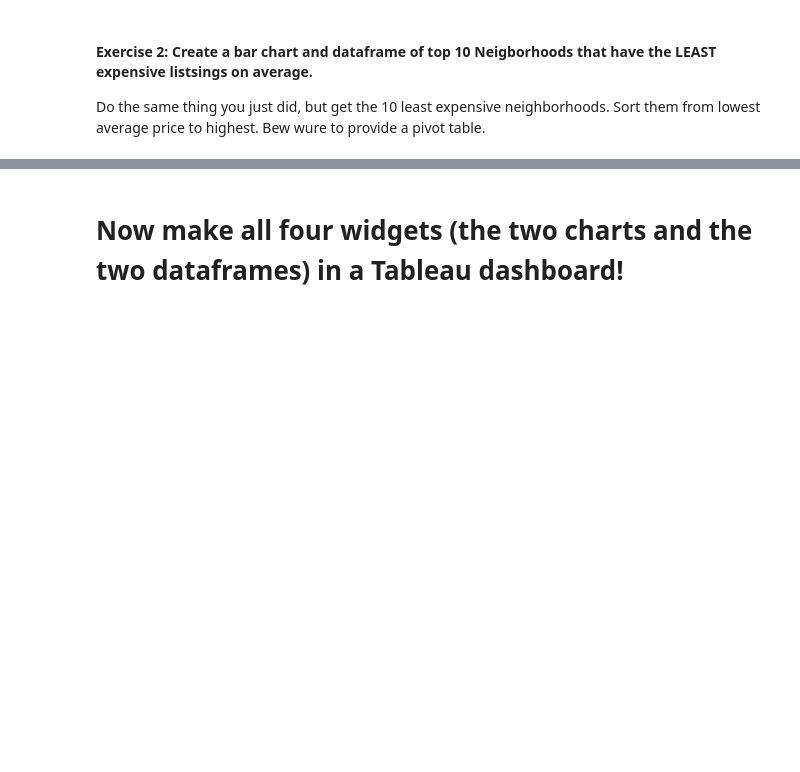
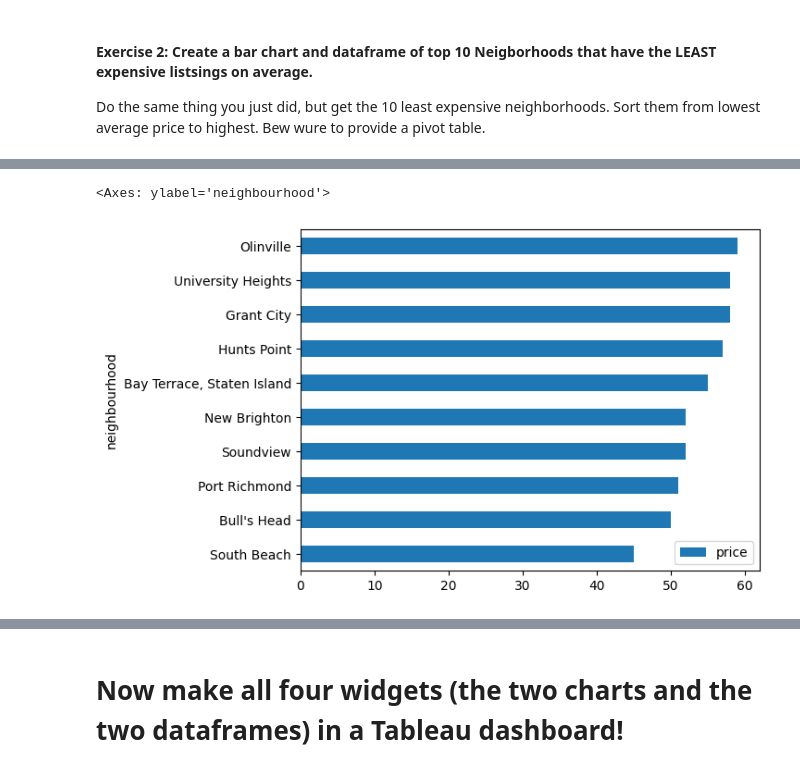
Before and after one commit to ayamonta/ds24-files, a Jupyter notebook: Week-03-Data_Analytics-Data_Viz-BI_tools/Exercise3-AT.ipynb, the cells around one changed output, grey strips where cells are left out. Saved outputs shown, nothing was run; the diff lists cells and outputs as text; code cells hidden in the pictures; blank space fills up the shorter version.

```diff
--- a/Week-03-Data_Analytics-Data_Viz-BI_tools/Exercise3-AT.ipynb
+++ b/Week-03-Data_Analytics-Data_Viz-BI_tools/Exercise3-AT.ipynb
@@ -163,3 +243,13 @@ Do the same thing you just did, but get the 10 least expensive neighborhoods.  S
 # %%
 # Here we make the same chart using the bottom 10 Neighborhoods
 # by average price.  We sort ascending in this one.
+
+df_ascend = df_orig.groupby(by = ['neighbourhood'])['price'].mean().round(0).astype(int).sort_values(ascending = True)
+display(df_ascend)
+
+# Convert to DataFrame
+df_new_ascend = pd.DataFrame(df_ascend)
+# Reset the index
+df_new_ascend = df_new_ascend.reset_index()
+df_new_ascend = df_new_ascend.head(10)
+display(df_new_ascend.head(10))
@@ -166,2 +281,7 @@ Do the same thing you just did, but get the 10 least expensive neighborhoods.  S
+# %%
+df_new_ascend.plot(kind='barh', x='neighbourhood', y='price')
+# %% [output]
+<Axes: ylabel='neighbourhood'>
+[figure, added]
 # %%
 # we also would like to have the corresponding pivot table of the lowest 10
```
Also changed, not shown: parts of 6 cells of this notebook, 1 other file.
